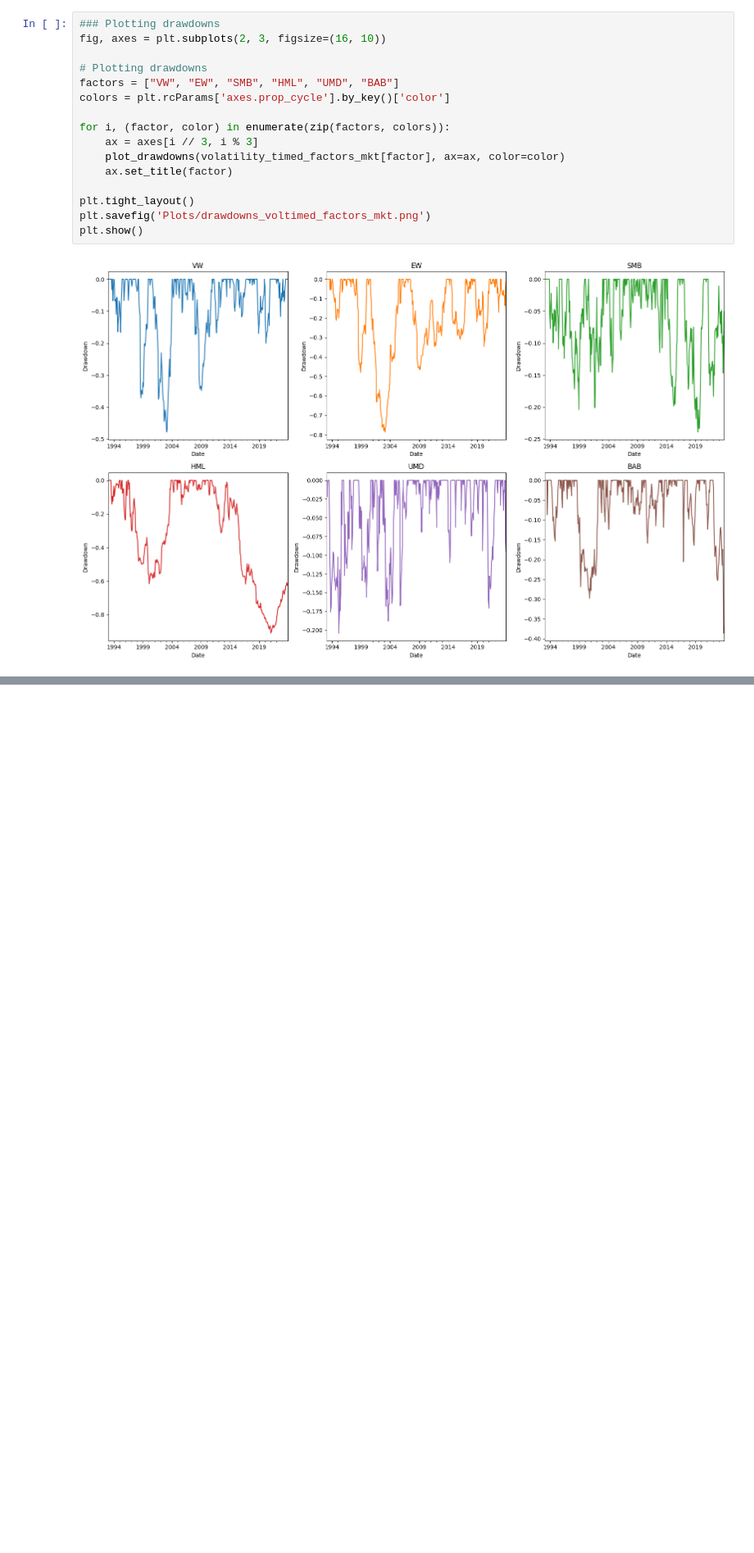
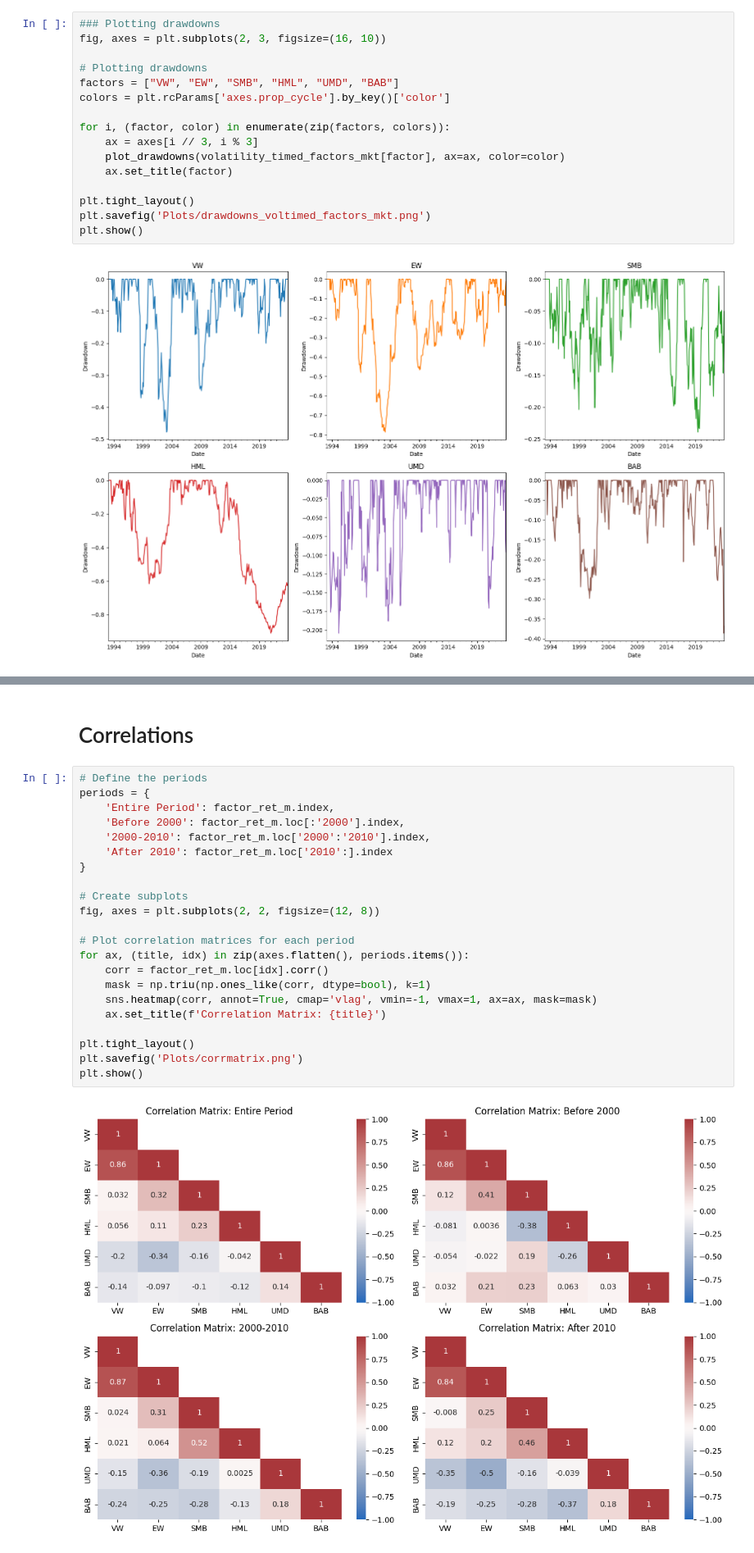
Before and after one commit to emilwilliam/Master-Thesis, a Jupyter notebook: Code/13_data_statistics.ipynb, the cells around one changed output, grey strips where cells are left out. Shown: that part at 82% size. Cells and saved outputs as stored; diff of their text form; blank space fills up the shorter version.

```diff
--- a/Code/30_data_statistics.ipynb
+++ b/Code/13_data_statistics.ipynb
@@ -236,0 +237,26 @@ plt.show()
+# %% [markdown]
+# Correlations
+# %%
+# Define the periods
+periods = {
+    'Entire Period': factor_ret_m.index,
+    'Before 2000': factor_ret_m.loc[:'2000'].index,
+    '2000-2010': factor_ret_m.loc['2000':'2010'].index,
+    'After 2010': factor_ret_m.loc['2010':].index
+}
+
+# Create subplots
+fig, axes = plt.subplots(2, 2, figsize=(12, 8))
+
+# Plot correlation matrices for each period
+for ax, (title, idx) in zip(axes.flatten(), periods.items()):
+    corr = factor_ret_m.loc[idx].corr()
+    mask = np.triu(np.ones_like(corr, dtype=bool), k=1)
+    sns.heatmap(corr, annot=True, cmap='vlag', vmin=-1, vmax=1, ax=ax, mask=mask)
+    ax.set_title(f'Correlation Matrix: {title}')
+
+plt.tight_layout()
+plt.savefig('Plots/corrmatrix.png')
+plt.show()
+# %% [output]
+[figure, added]
```
Also changed, not shown: parts of 2 cells of this notebook, 41 other files.
